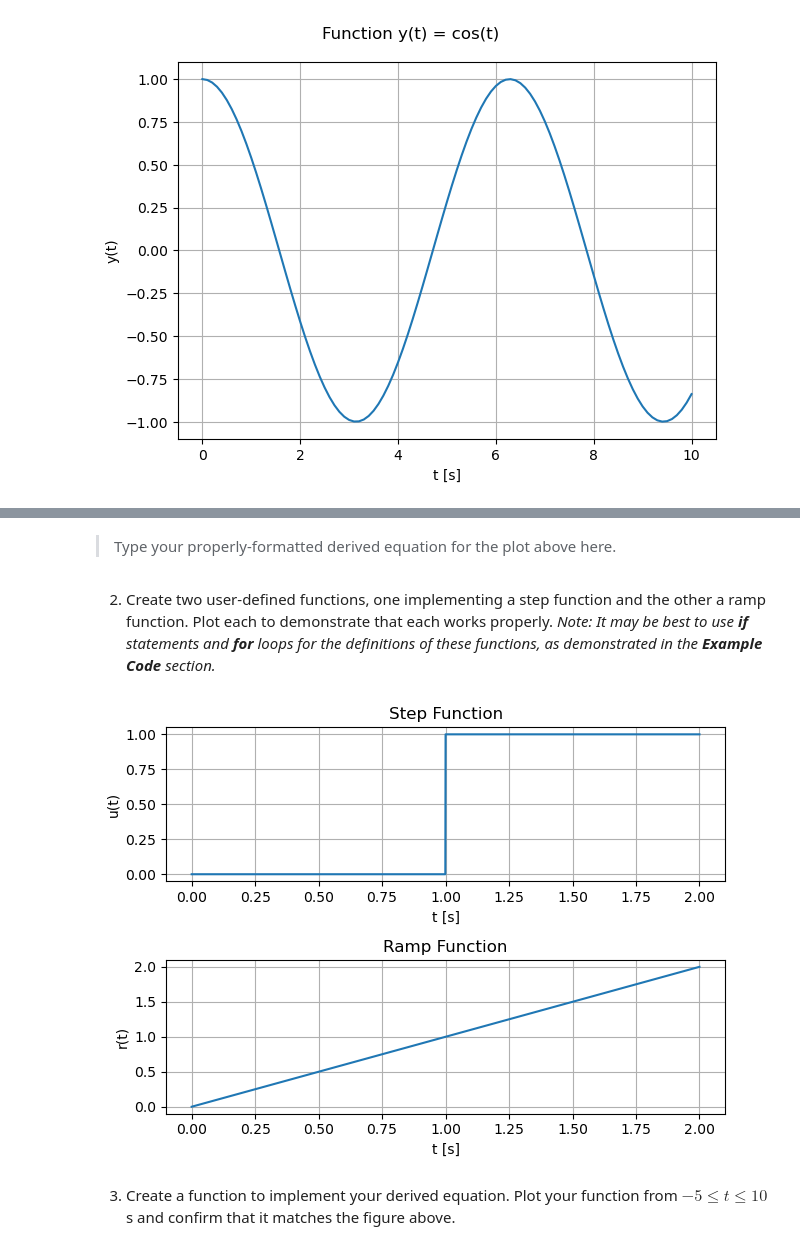
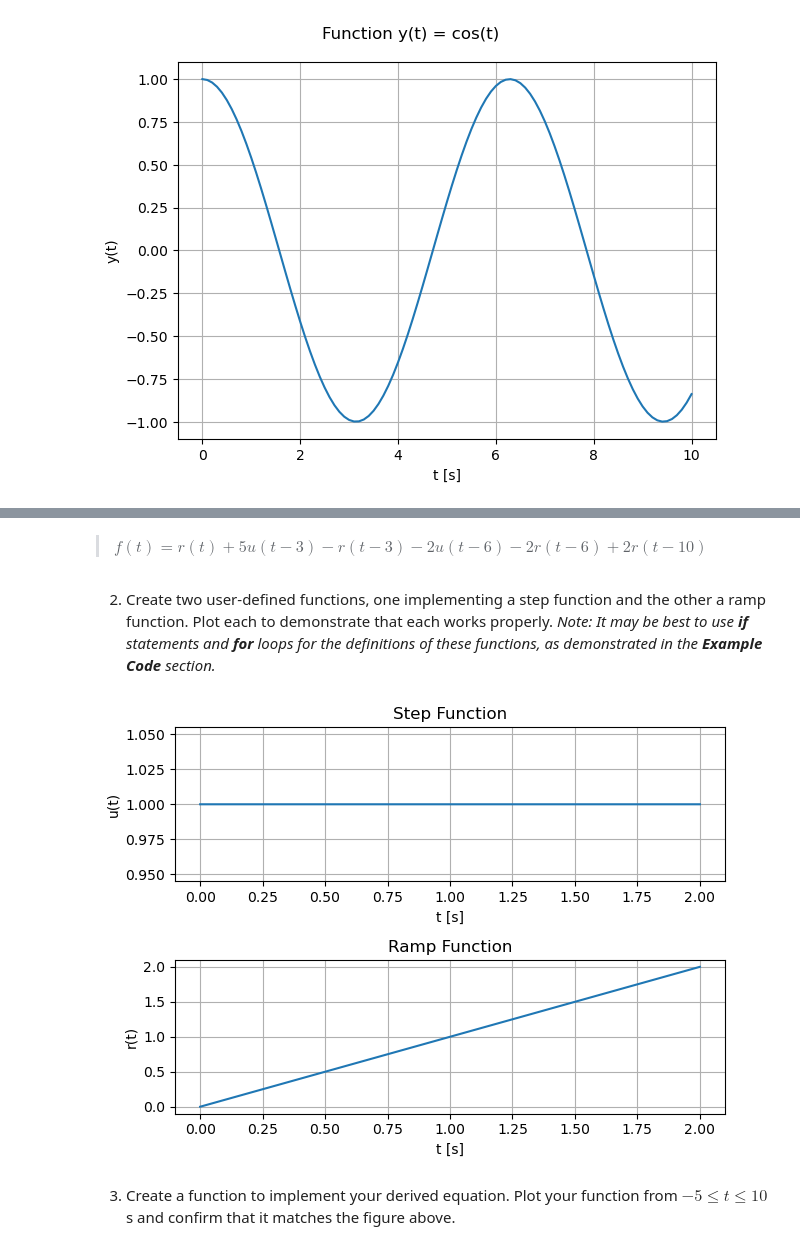
Before and after one commit to ItsGoodToasted/ECE351-Code, a Jupyter notebook: Lab2/ECE_351_Lab_2_Nigel_Lee.ipynb, the cells around one changed output, grey strips where cells are left out. Drawn from its saved outputs; the diff is of its cells as text; code cells hidden in the pictures.

```diff
--- a/Lab2/ECE_351_Lab_2_Nigel_Lee.ipynb
+++ b/Lab2/ECE_351_Lab_2_Nigel_Lee.ipynb
@@ -124,7 +127,7 @@ Create and utilize a user-defined function to model a simple plot.
 1. Derive an equation to model the function below using step and ramp functions. Use **Markdown** to properly format this equation.
 ![Function to plot](FunctionForLabTwo.png)
 # %% [markdown]
->Type your properly-formatted derived equation for the plot above here.
+>$f(t)=r(t) + 5u(t-3)- r(t-3) - 2u(t-6) - 2r(t-6) + 2r(t-10)$
 # %% [markdown]
 2. Create two user-defined functions, one implementing a step function and the other a ramp function. Plot each to demonstrate that each works properly. *Note: It may be best to use **if** statements and **for** loops for the definitions of these functions, as demonstrated in the **Example Code** section.*
 # %%
@@ -162,30 +167,30 @@ def rampF(t):
 # %%
 # Insert code calling and plotting both functions here. Plot the functions using 1 figure with 2 subplots.
 step = 1e-3
 t = np.arange(0, 2 + step, step)
-y = stepF(t-1)
+y = stepF(t)
 
 plt.figure()
 plt.subplot(2, 1, 1)
 plt.plot(t, y)
 plt.grid()
 plt.ylabel("u(t)")
 plt.xlabel("t [s]")
 plt.title("Step Function")
 
 
 y = rampF(t)
 
 plt.subplot(2, 1, 2)
 plt.plot(t, y)
 plt.grid()
 plt.ylabel("r(t)")
 plt.xlabel("t [s]")
 plt.title("Ramp Function")
 plt.tight_layout()
 plt.show()
 # %% [output]
-[figure, old version]
+[figure, new version]
 # %% [markdown]
 3. Create a function to implement your derived equation. Plot your function from $-5 \le t \le 10$ s and confirm that it matches the figure above.
 # %%
```
Also changed, not shown: parts of 14 cells of this notebook, 1 other file.
